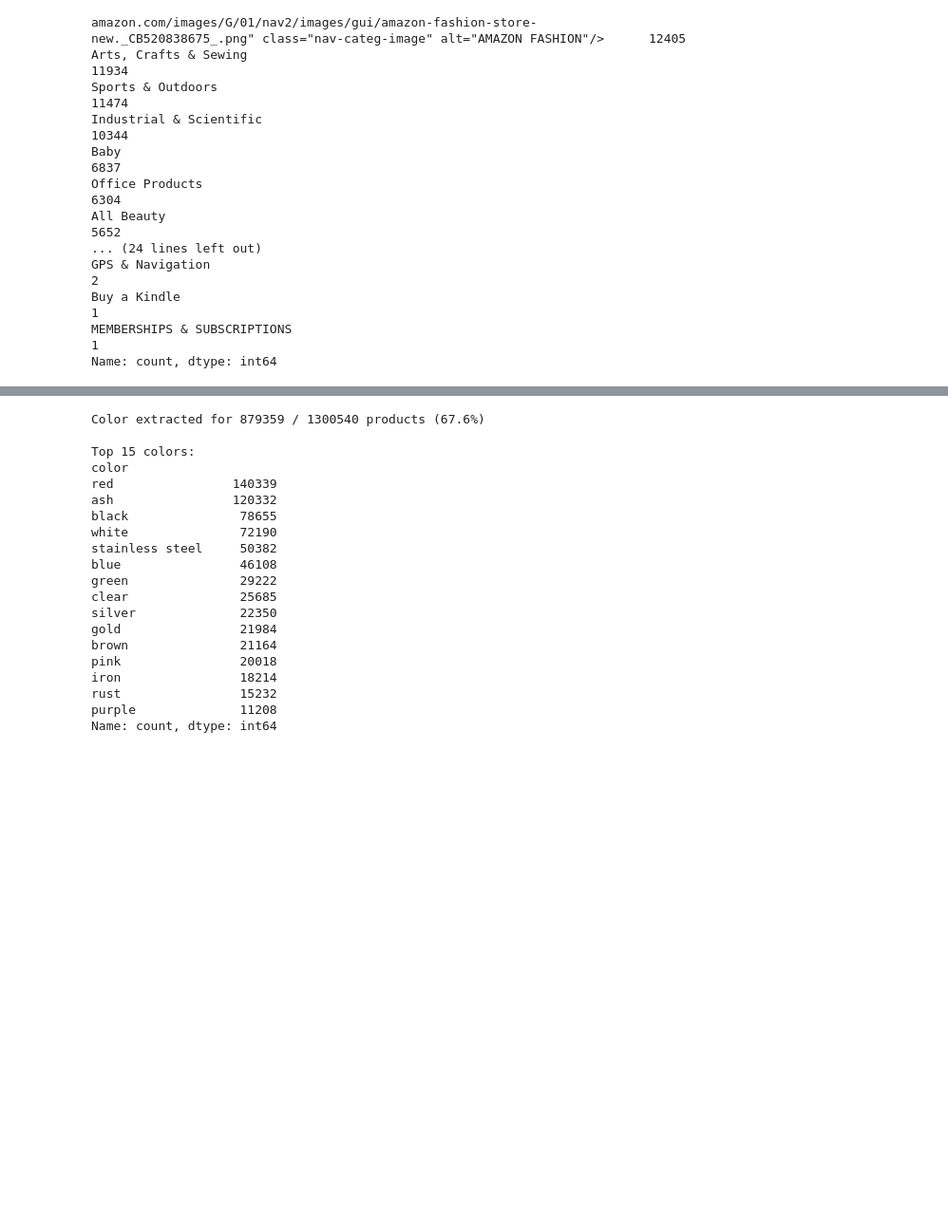
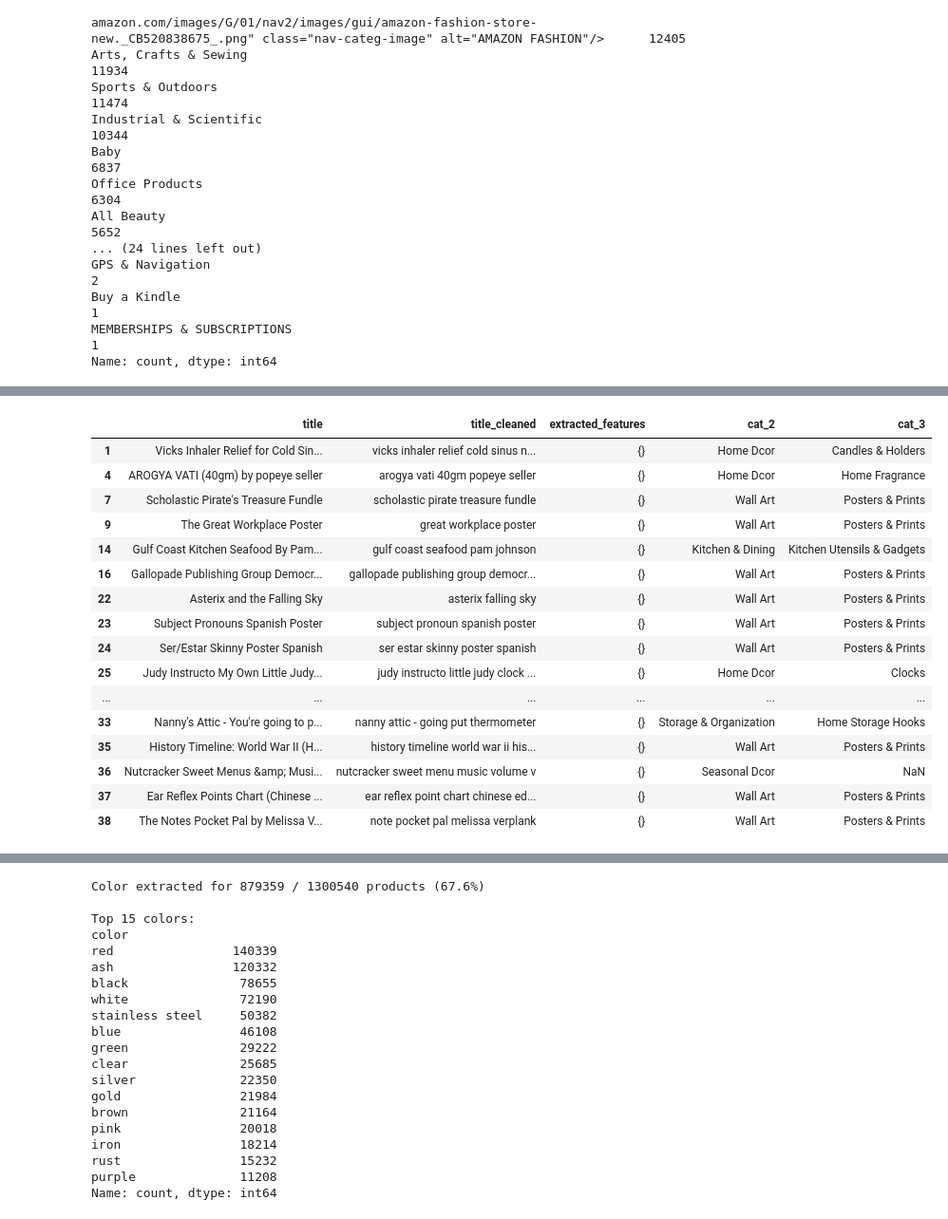
Before and after one commit to flamesmith/RecSystem, a Jupyter notebook: notebooks/analyze_features.ipynb, the cells around one changed output, grey strips where cells are left out. Shown at 95% size. Drawn from its saved outputs; the diff is of its cells as text; code cells hidden in the pictures; blank space fills up the shorter version.

```diff
--- a/notebooks/analyze_features.ipynb
+++ b/notebooks/analyze_features.ipynb
@@ -212,0 +333,4 @@ Name: count, dtype: int64
+# %%
+# Get master_metadata.json
+with open('../data/master_metadata.json') as f:
+    master_metadata = json.load(f)
@@ -212,0 +360,25 @@ Name: count, dtype: int64
+# %%
+df_items['extracted_features'] = df_items.apply(
+    lambda row: extract_features(row['title_cleaned'], row.get('cat_3')), axis=1
+)
+
+# Summary
+total = len(df_items)
+with_features = (df_items['extracted_features'].apply(len) > 0).sum()
+print(f"Products with extracted features: {with_features:,} / {total:,} ({with_features/total*100:.1f}%)")
+
+from collections import Counter
+field_counts = Counter()
+for feat_dict in df_items['extracted_features']:
+    for key in feat_dict:
+        field_counts[key] += 1
+
+print(f"\nFeature coverage:")
+for field, count in field_counts.most_common():
+    print(f"  {field}: {count:,} ({count/total*100:.1f}%)")
+
+# Sample
+sample = df_items[df_items['extracted_features'].apply(len) > 0][['title_cleaned', 'cat_3', 'extracted_features']].head(5)
+for _, row in sample.iterrows():
+    print(f"\n  cat_3: {row['cat_3']} | title: {row['title_cleaned'][:70]}")
+    print(f"  features: {row['extracted_features']}")
@@ -212,0 +412,20 @@ Name: count, dtype: int64
+# %%
+df_items[df_items['extracted_features'].apply(len) == 0][['title', 'title_cleaned', 'extracted_features', 'cat_2', 'cat_3']].head(20)
+# %% [output]
+|  | title | title_cleaned | extracted_features | cat_2 | cat_3 |
+| 1 | Vicks Inhaler Relief for Cold Sin... | vicks inhaler relief cold sinus n... | {} | Home Dcor | Candles & Holders |
+| 4 | AROGYA VATI (40gm) by popeye seller | arogya vati 40gm popeye seller | {} | Home Dcor | Home Fragrance |
+| 7 | Scholastic Pirate's Treasure Fundle | scholastic pirate treasure fundle | {} | Wall Art | Posters & Prints |
+| 9 | The Great Workplace Poster | great workplace poster | {} | Wall Art | Posters & Prints |
+| 14 | Gulf Coast Kitchen Seafood By Pam... | gulf coast seafood pam johnson | {} | Kitchen & Dining | Kitchen Utensils & Gadgets |
+| 16 | Gallopade Publishing Group Democr... | gallopade publishing group democr... | {} | Wall Art | Posters & Prints |
+| 22 | Asterix and the Falling Sky | asterix falling sky | {} | Wall Art | Posters & Prints |
+| 23 | Subject Pronouns Spanish Poster | subject pronoun spanish poster | {} | Wall Art | Posters & Prints |
+| 24 | Ser/Estar Skinny Poster Spanish | ser estar skinny poster spanish | {} | Wall Art | Posters & Prints |
+| 25 | Judy Instructo My Own Little Judy... | judy instructo little judy clock ... | {} | Home Dcor | Clocks |
+| ... | ... | ... | ... | ... | ... |
+| 33 | Nanny's Attic - You're going to p... | nanny attic - going put thermometer | {} | Storage & Organization | Home Storage Hooks |
+| 35 | History Timeline: World War II (H... | history timeline world war ii his... | {} | Wall Art | Posters & Prints |
+| 36 | Nutcracker Sweet Menus &amp; Musi... | nutcracker sweet menu music volume v | {} | Seasonal Dcor | NaN |
+| 37 | Ear Reflex Points Chart (Chinese ... | ear reflex point chart chinese ed... | {} | Wall Art | Posters & Prints |
+| 38 | The Notes Pocket Pal by Melissa V... | note pocket pal melissa verplank | {} | Wall Art | Posters & Prints |
```
Also changed, not shown: parts of 21 cells of this notebook, 3 other files.
